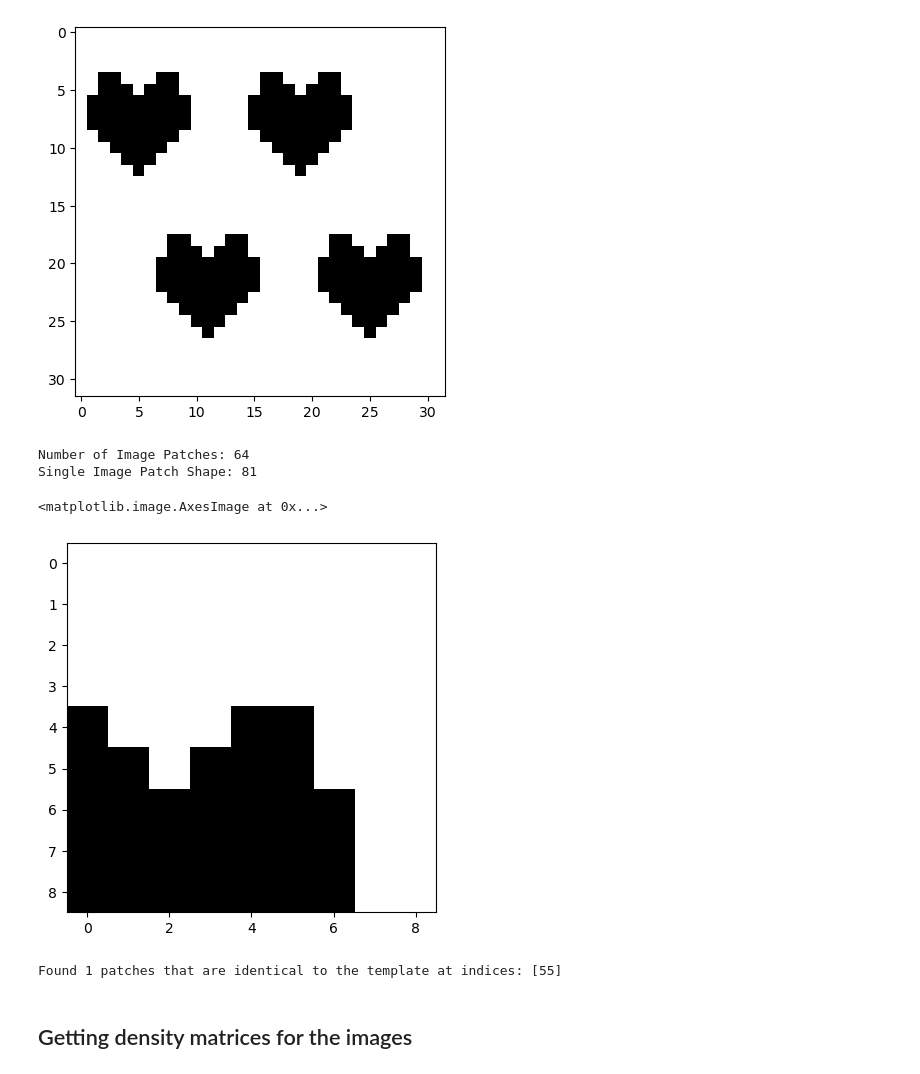
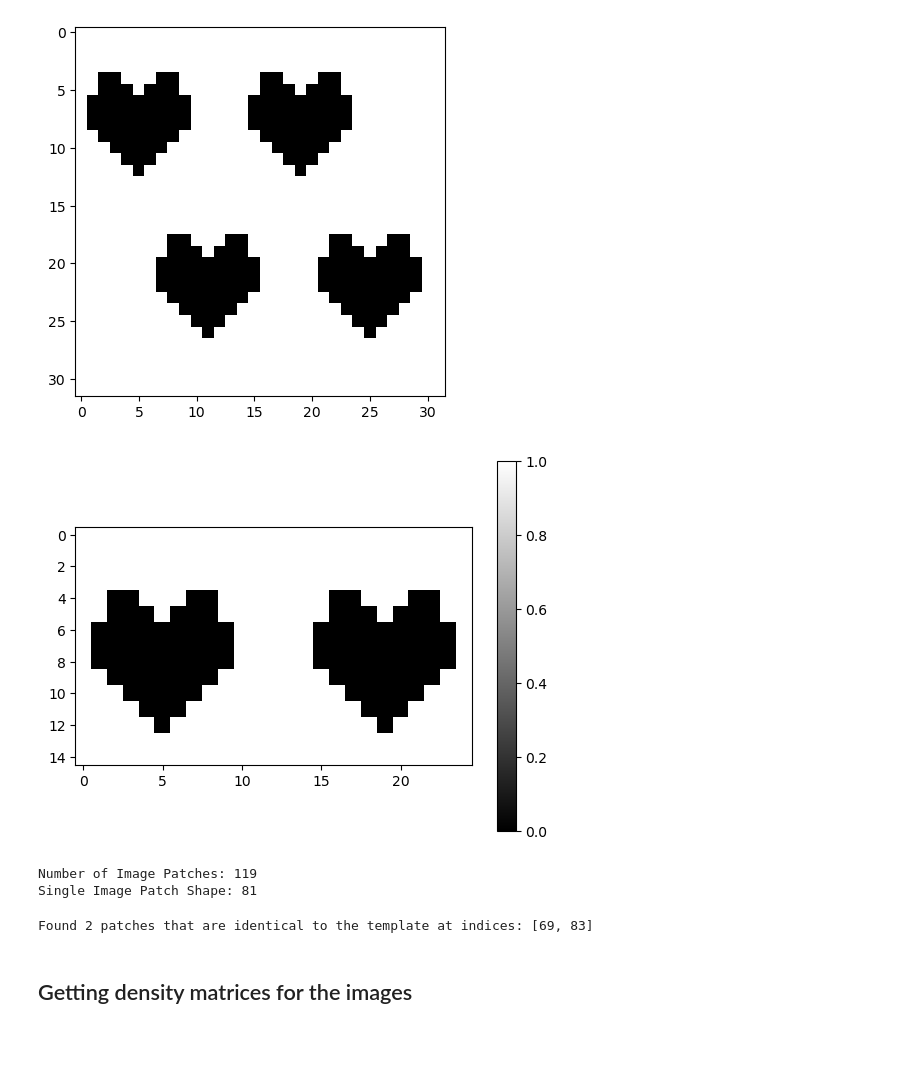
Before and after one commit to Ak-ash22/qcbm_hiwi, a Jupyter notebook: qcbm_project/hearts_work/custom_sim_work.ipynb, the cells around one changed output. Drawn from its saved outputs; the diff is of its cells as text; code cells hidden in the pictures; blank space fills up the shorter version.

```diff
--- a/qcbm_project/hearts_work/custom_sim_work.ipynb
+++ b/qcbm_project/hearts_work/custom_sim_work.ipynb
@@ -14,9 +14,10 @@ from QuantumUtils import Circuits as cu
 import pennylane as qml
 # %%
 # device = torch.device("cuda" if torch.backends.mps.is_available() else "cpu")
-device = torch.device("cpu")
+device = torch.device("mps")
 print(f"Using Device: {device}")
 
-dtype = torch.get_default_dtype()
+# dtype = torch.get_default_dtype()
+dtype = torch.complex64
 print(f"Using Dtype: {dtype}")
 # %% [output]
@@ -35,37 +36,47 @@ template_img = template_img.flatten()
 Template Image Shape: torch.Size([9, 9])
 [figure]
 # %%
-full_img = Image.open("/Users/akashmalemath/Documents/master_work/qcbm_hiwi/qcbm_project/bars_stripes_cat/heartss.png").convert("L")
+full_img = Image.open("/Users/akashmalemath/Documents/master_work/qcbm_hiwi/qcbm_project/hearts_work/heartss.png").convert("L")
 full_img = torch.tensor(np.array(full_img),dtype=dtype)/255.0
 print(f"Full Image Shape: {full_img.shape}")
 
-plt.imshow(full_img,cmap="gray")
+plt.imshow(full_img.real,cmap="gray")
 # %% [output]
 Full Image Shape: torch.Size([32, 32])
 <matplotlib.image.AxesImage at 0x...>
 [figure]
+# %%
+## slice the full_img object to contain 15x25 pixels
+full_img = full_img.flatten()
+full_img = full_img[:15*32]  # Slicing to get the first 15x32 pixels
+full_img = full_img.reshape(15, 32)
+
+## slicing few columns of full_img
+full_img = full_img[:, :25]  # Slicing to get the first 25 columns
+plt.imshow(full_img.real, cmap='gray')
+plt.colorbar()
+plt.show()
+# %% [output]
+[figure, added]
 # %%
-unfold = torch.nn.Unfold(kernel_size=(9,9), stride=3)
+unfold = torch.nn.Unfold(kernel_size=(9,9), stride=1)
 img_patches = unfold(full_img.unsqueeze(0).unsqueeze(0))
 img_patches = img_patches.squeeze(0).T
 
 print(f"Number of Image Patches: {img_patches.shape[0]}")
 print(f"Single Image Patch Shape: {img_patches.shape[1]}")
 # %% [output]
-Number of Image Patches: 64
+Number of Image Patches: 119
 Single Image Patch Shape: 81
 # %%
-a_patch = img_patches[1].reshape(9,9)
-plt.imshow(a_patch, cmap="gray")
+# a_patch = img_patches[1].reshape(9,9)
+# plt.imshow(a_patch, cmap="gray")
-# %% [output]
-<matplotlib.image.AxesImage at 0x...>
-[figure, removed]
 # %%
 ### Verifying atleast one patch is similar to the template
 
 def find_similar_patches(img_patches, template_img):
 
-    similarity = torch.nn.functional.cosine_similarity(img_patches, template_img.unsqueeze(0), dim=1)
+    similarity = torch.nn.functional.cosine_similarity(img_patches.real, template_img.unsqueeze(0).real, dim=1)
 
     similar_patches = []
     for i in range(len(similarity)):
@@ -83,7 +94,7 @@ def find_similar_patches(img_patches, template_img):
 
 similar_patches = find_similar_patches(img_patches, template_img)
 # %% [output]
-Found 1 patches that are identical to the template at indices: [55]
+Found 2 patches that are identical to the template at indices: [69, 83]
 # %% [markdown]
 ## Getting density matrices for the images
 # %%
```
Also changed, not shown: parts of 24 cells of this notebook, 1 other file.
